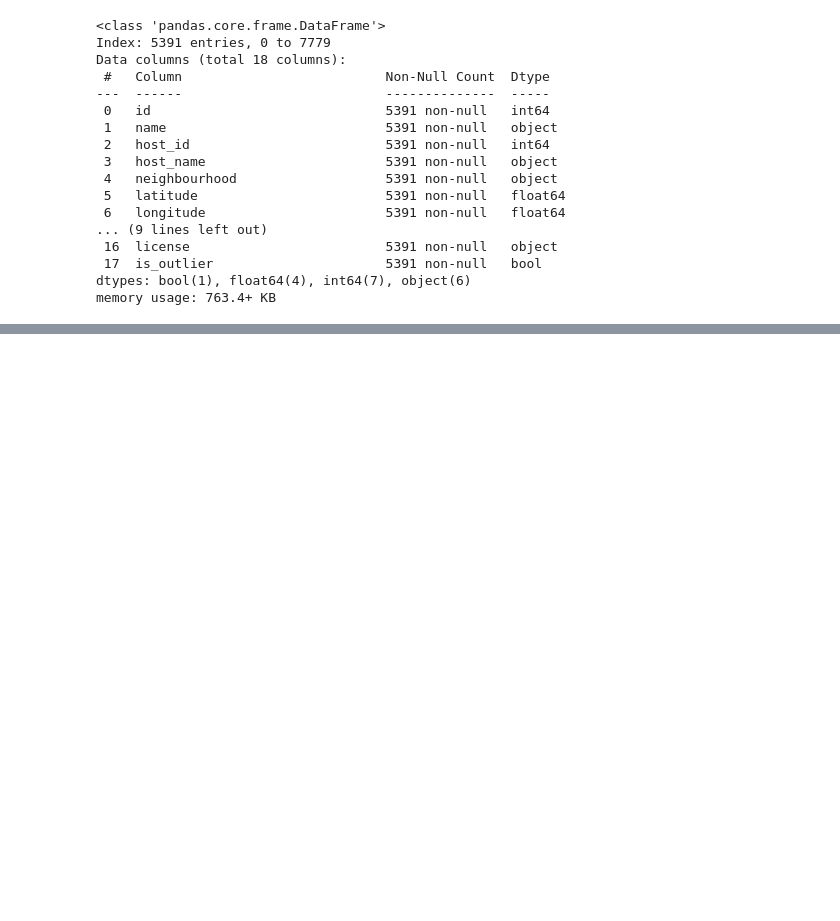
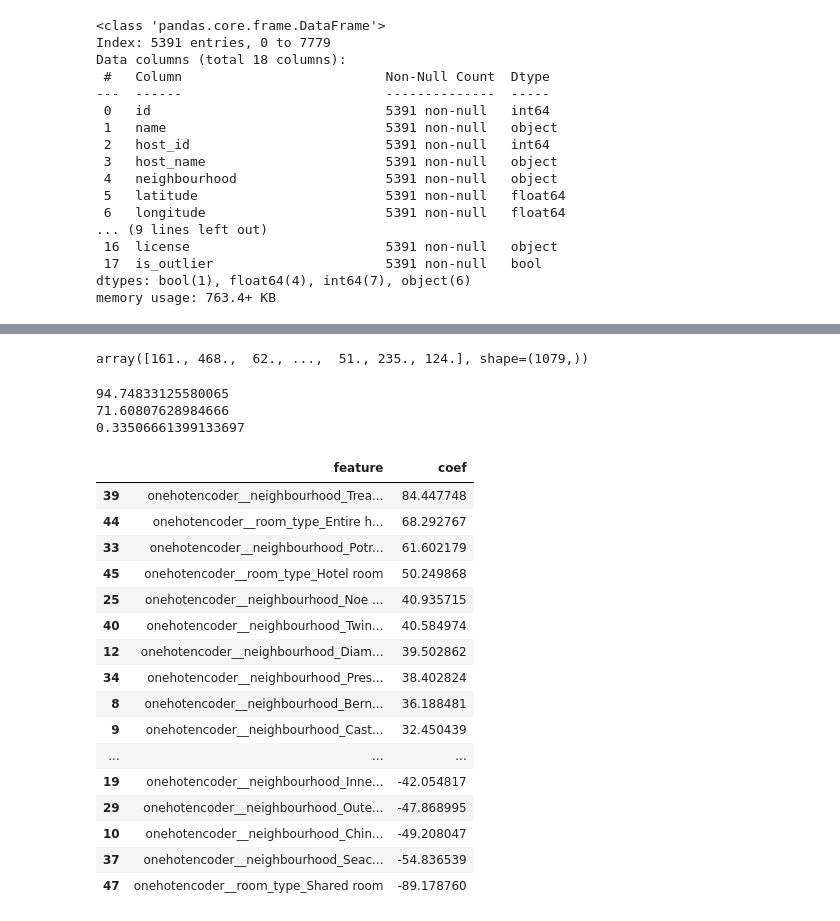
Before and after one commit to matteosaisi/airbnb-pricing-optimization, a Jupyter notebook: notebooks/02_data_cleaning_and_modeling.ipynb, the cells around one changed output, grey strips where cells are left out. Cells and saved outputs as stored; diff of their text form; code cells hidden in the pictures; blank space fills up the shorter version.

Commit message:
preprocessing and training of linear model

```diff
--- a/notebooks/02_data_cleaning_and_modeling.ipynb
+++ b/notebooks/02_data_cleaning_and_modeling.ipynb
@@ -155,0 +162,30 @@ memory usage: 763.4+ KB
+# %%
+quantitative_vars = ["latitude", "longitude", "minimum_nights", "number_of_reviews",
+                      "calculated_host_listings_count", "availability_365", "number_of_reviews_ltm"]
+
+categorical_vars = ["neighbourhood", "room_type"]
+
+target = "price"
+
+
+df_clean = df_clean[df_clean["is_outlier"] == False]
+X = df_clean.drop(["id", "host_id", "price", "is_outlier", "name", "host_name", "last_review", "license"], axis = 1)
+y = df_clean["price"]
+
+X_train, X_test, y_train, y_test = train_test_split(X, y, test_size=0.2, random_state=42)
+# %%
+# preprocessing
+
+preproc = make_column_transformer(
+    (StandardScaler(), quantitative_vars),
+    (OneHotEncoder(), categorical_vars)
+)
+# %%
+# define and fit model
+
+Linear_Pipeline = make_pipeline(
+    preproc,
+    LinearRegression()
+)
+
+Linear_Pipeline.fit(X_train, y_train)
@@ -155,0 +207,43 @@ memory usage: 763.4+ KB
+# %%
+y_pred = Linear_Pipeline.predict(X_test)
+
+y_pred
+np.ravel(y_test)
+# %% [output]
+array([161., 468.,  62., ...,  51., 235., 124.], shape=(1079,))
+# %%
+print(np.sqrt(mean_squared_error(y_test, y_pred)))
+print(mean_absolute_error(y_test, y_pred))
+print(r2_score(y_test, y_pred))
+# %% [output]
+94.74833125580065
+71.60807628984666
+0.33506661399133697
+# %%
+preproc = Linear_Pipeline.named_steps["columntransformer"]
+lin     = Linear_Pipeline.named_steps["linearregression"]
+
+
+feat_names = preproc.get_feature_names_out()
+coefs = lin.coef_.ravel()
+coef_df = pd.DataFrame({"feature": feat_names, "coef": coefs})
+# %%
+coef_df.sort_values("coef", ascending = False)
+# %% [output]
+|  | feature | coef |
+| 39 | onehotencoder__neighbourhood_Trea... | 84.447748 |
+| 44 | onehotencoder__room_type_Entire h... | 68.292767 |
+| 33 | onehotencoder__neighbourhood_Potr... | 61.602179 |
+| 45 | onehotencoder__room_type_Hotel room | 50.249868 |
+| 25 | onehotencoder__neighbourhood_Noe ... | 40.935715 |
+| 40 | onehotencoder__neighbourhood_Twin... | 40.584974 |
+| 12 | onehotencoder__neighbourhood_Diam... | 39.502862 |
+| 34 | onehotencoder__neighbourhood_Pres... | 38.402824 |
+| 8 | onehotencoder__neighbourhood_Bern... | 36.188481 |
+| 9 | onehotencoder__neighbourhood_Cast... | 32.450439 |
+| ... | ... | ... |
+| 19 | onehotencoder__neighbourhood_Inne... | -42.054817 |
+| 29 | onehotencoder__neighbourhood_Oute... | -47.868995 |
+| 10 | onehotencoder__neighbourhood_Chin... | -49.208047 |
+| 37 | onehotencoder__neighbourhood_Seac... | -54.836539 |
+| 47 | onehotencoder__room_type_Shared room | -89.178760 |
```
Also changed, not shown: parts of 3 cells of this notebook.
